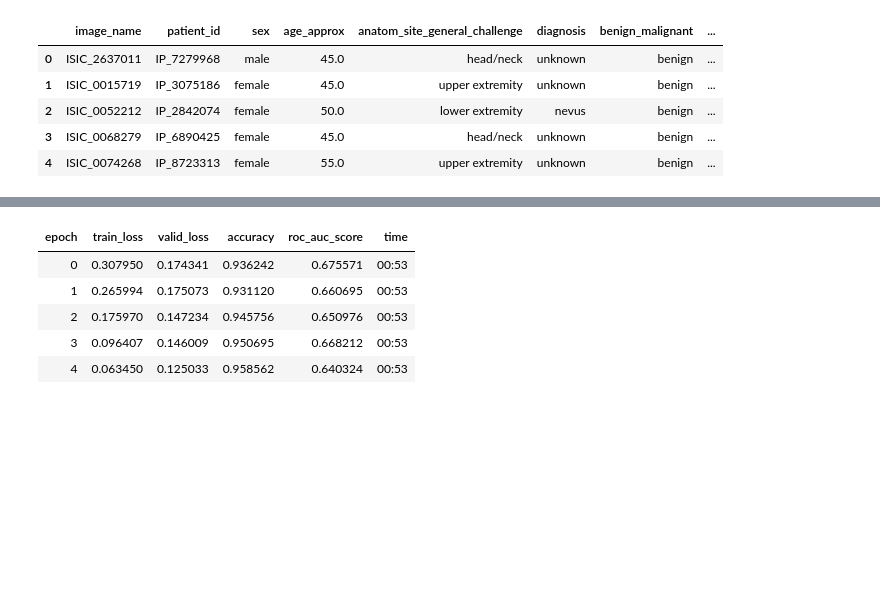
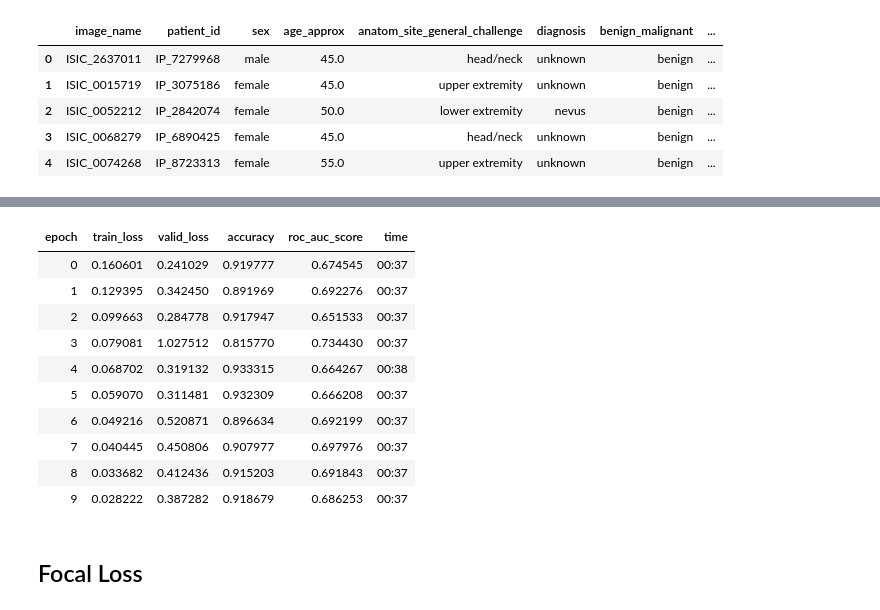
Before and after one commit to nithish08/melanoma-classification, a Jupyter notebook: Resnet.ipynb, the cells around one changed output, grey strips where cells are left out. Saved outputs shown, nothing was run; the diff lists cells and outputs as text; code cells hidden in the pictures; blank space fills up the shorter version.

```diff
--- a/Resnet.ipynb
+++ b/Resnet.ipynb
@@ -78,0 +95,2 @@ SuggestedLRs(lr_min=3.981071586167673e-07, lr_steep=6.309573450380412e-07)
+# %%
+learn.fit_one_cycle(3, 1e-2)
@@ -78,0 +102,2 @@ SuggestedLRs(lr_min=3.981071586167673e-07, lr_steep=6.309573450380412e-07)
+# %%
+learn.fit_one_cycle(3, 1e-2)
@@ -78,0 +111,2 @@ SuggestedLRs(lr_min=3.981071586167673e-07, lr_steep=6.309573450380412e-07)
+# %%
+learn.fit_one_cycle(3, 1e-2)
@@ -78,0 +118,2 @@ SuggestedLRs(lr_min=3.981071586167673e-07, lr_steep=6.309573450380412e-07)
+# %%
+learn.load('resnet18-v1')
@@ -87,9 +130,16 @@ SuggestedLRs(lr_min=4.786300996784121e-05, lr_steep=1.5848931980144698e-06)
 # %%
-learn.fit_one_cycle(5,slice(3e-5,3e-4))
+learn.fit_one_cycle(10, slice(1e-5,3e-3))
 # %% [output]
 | epoch | train_loss | valid_loss | accuracy | roc_auc_score | time |
-| 0 | 0.307950 | 0.174341 | 0.936242 | 0.675571 | 00:53 |
-| 1 | 0.265994 | 0.175073 | 0.931120 | 0.660695 | 00:53 |
-| 2 | 0.175970 | 0.147234 | 0.945756 | 0.650976 | 00:53 |
-| 3 | 0.096407 | 0.146009 | 0.950695 | 0.668212 | 00:53 |
-| 4 | 0.063450 | 0.125033 | 0.958562 | 0.640324 | 00:53 |
+| 0 | 0.160601 | 0.241029 | 0.919777 | 0.674545 | 00:37 |
+| 1 | 0.129395 | 0.342450 | 0.891969 | 0.692276 | 00:37 |
+| 2 | 0.099663 | 0.284778 | 0.917947 | 0.651533 | 00:37 |
+| 3 | 0.079081 | 1.027512 | 0.815770 | 0.734430 | 00:37 |
+| 4 | 0.068702 | 0.319132 | 0.933315 | 0.664267 | 00:38 |
+| 5 | 0.059070 | 0.311481 | 0.932309 | 0.666208 | 00:37 |
+| 6 | 0.049216 | 0.520871 | 0.896634 | 0.692199 | 00:37 |
+| 7 | 0.040445 | 0.450806 | 0.907977 | 0.697976 | 00:37 |
+| 8 | 0.033682 | 0.412436 | 0.915203 | 0.691843 | 00:37 |
+| 9 | 0.028222 | 0.387282 | 0.918679 | 0.686253 | 00:37 |
+# %% [markdown]
+## Focal Loss
```
Also changed, not shown: parts of 39 cells of this notebook, 5 other files.
